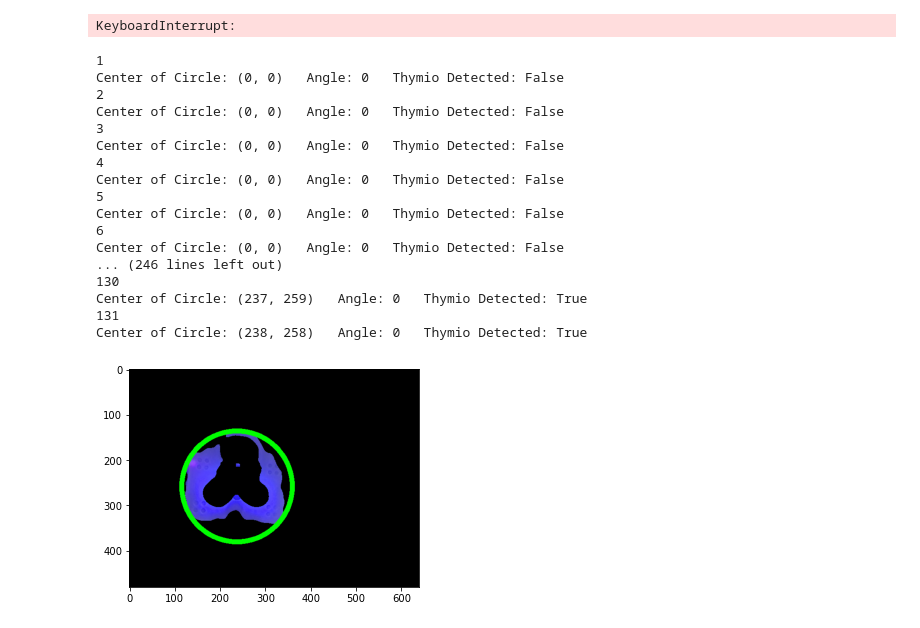
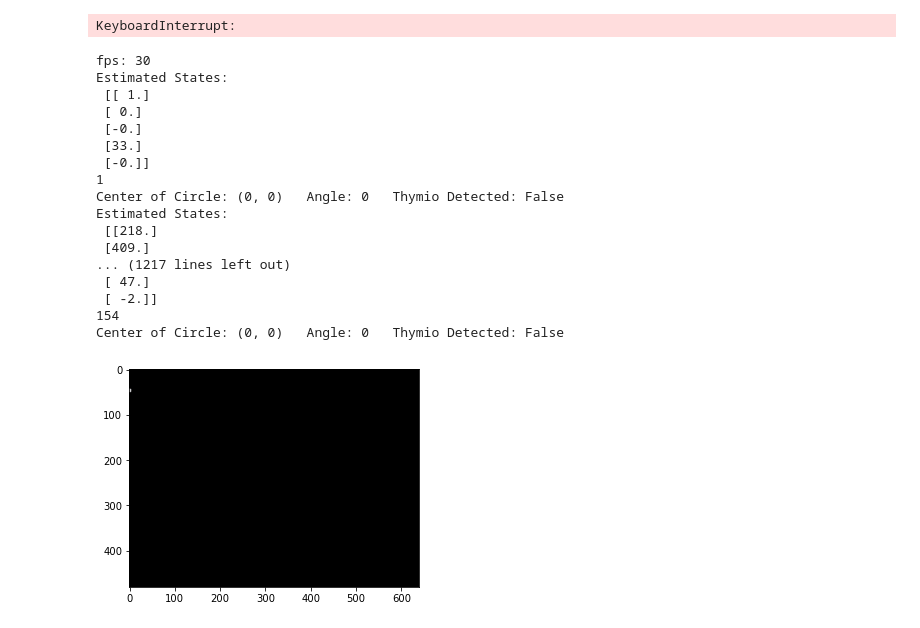
Before and after one commit to nlugon/mobile_robotics, a Jupyter notebook: track/VideoAccessV2.ipynb, the cells around one changed output. Saved outputs shown, nothing was run; the diff lists cells and outputs as text; code cells hidden in the pictures.

```diff
--- a/track/VideoAccessV2.ipynb
+++ b/track/VideoAccessV2.ipynb
@@ -213,7 +231,7 @@ class KalmanFilter():
 
         return self.x
 # %%
-KF=KalmanFilter(0.1, [0, 0, 0, 0, 0])
+KF=KalmanFilter(0.03333, [0, 0, 0, 0, 0])
 # %%
 # https://www.geeksforgeeks.org/live-webcam-drawing-using-opencv/
 
@@ -237,6 +255,12 @@ frameHeight = 480
 cap = cv2.VideoCapture(0)
 cap.set(3, frameWidth)
 cap.set(4, frameHeight)
+
+# set fps : https://stackoverflow.com/questions/52068277/change-frame-rate-in-opencv-3-4-2
+# here does not work
+# cap.set(cv2.CAP_PROP_FPS, 10)
+fps = int(cap.get(5))
+print("fps:", fps)
 
 # set brightness, id is 10 and
 # value can be changed accordingly
@@ -316,48 +340,53 @@ if not cap.isOpened():
 
 # running infinite while loop so that
 # program keep running until we close it
 while True:
     success, img = cap.read()
     imgResult = img.copy()
 
     thymioLoc, thymioRadius, thymioAngle, thymioDetected = get_thymio_position(img, imgResult, (0,0), 0)
 
 
     # KALMAN -------------------------------------------------------------------
     KF.predict()
-    z = np.array([thymioLoc[0],thymioLoc[1],0,0, 0])
-    z = np.expand_dims(z, axis=-1)
-    KF.update(z)
+    if thymioDetected:
+        z = np.array([thymioLoc[0],thymioLoc[1],0,0, 0])
+        z = np.expand_dims(z, axis=-1)
+    else:
+        z = np.array([50, -0.1])
+        z = np.expand_dims(z, axis=-1)
+    KF.update(z,thymioDetected)
     cv2.circle(imgResult, (int(KF.x[0]), int(KF.x[1])), 10, (255,0,255), 10)
+    print('Estimated States:\n',KF.x)
     # KALMAN ----------------------------------------------------------------------
 
     count = count +1
     print(count)
     print('Center of Circle:',thymioLoc, '  Angle:',thymioAngle, '  Thymio Detected:' ,thymioDetected)
 
 
     # displaying output on Screen
     cv2.imshow("Result", imgResult)
 
     c = cv2.waitKey(1)
     if c == 27:
         break
 # %% [output]
+fps: 30
+Estimated States:
+ [[ 1.]
+ [ 0.]
+ [-0.]
+ [33.]
+ [-0.]]
 1
 Center of Circle: (0, 0)   Angle: 0   Thymio Detected: False
-2
+Estimated States:
+ [[218.]
+ [409.]
+... (1217 lines left out)
+ [ 47.]
+ [ -2.]]
+154
 Center of Circle: (0, 0)   Angle: 0   Thymio Detected: False
-3
-Center of Circle: (0, 0)   Angle: 0   Thymio Detected: False
-4
-Center of Circle: (0, 0)   Angle: 0   Thymio Detected: False
-5
-Center of Circle: (0, 0)   Angle: 0   Thymio Detected: False
-6
-Center of Circle: (0, 0)   Angle: 0   Thymio Detected: False
-... (246 lines left out)
-130
-Center of Circle: (237, 259)   Angle: 0   Thymio Detected: True
-131
-Center of Circle: (238, 258)   Angle: 0   Thymio Detected: True
-[figure, old version]
+[figure, new version]
```
Also changed, not shown: parts of 3 cells of this notebook.
